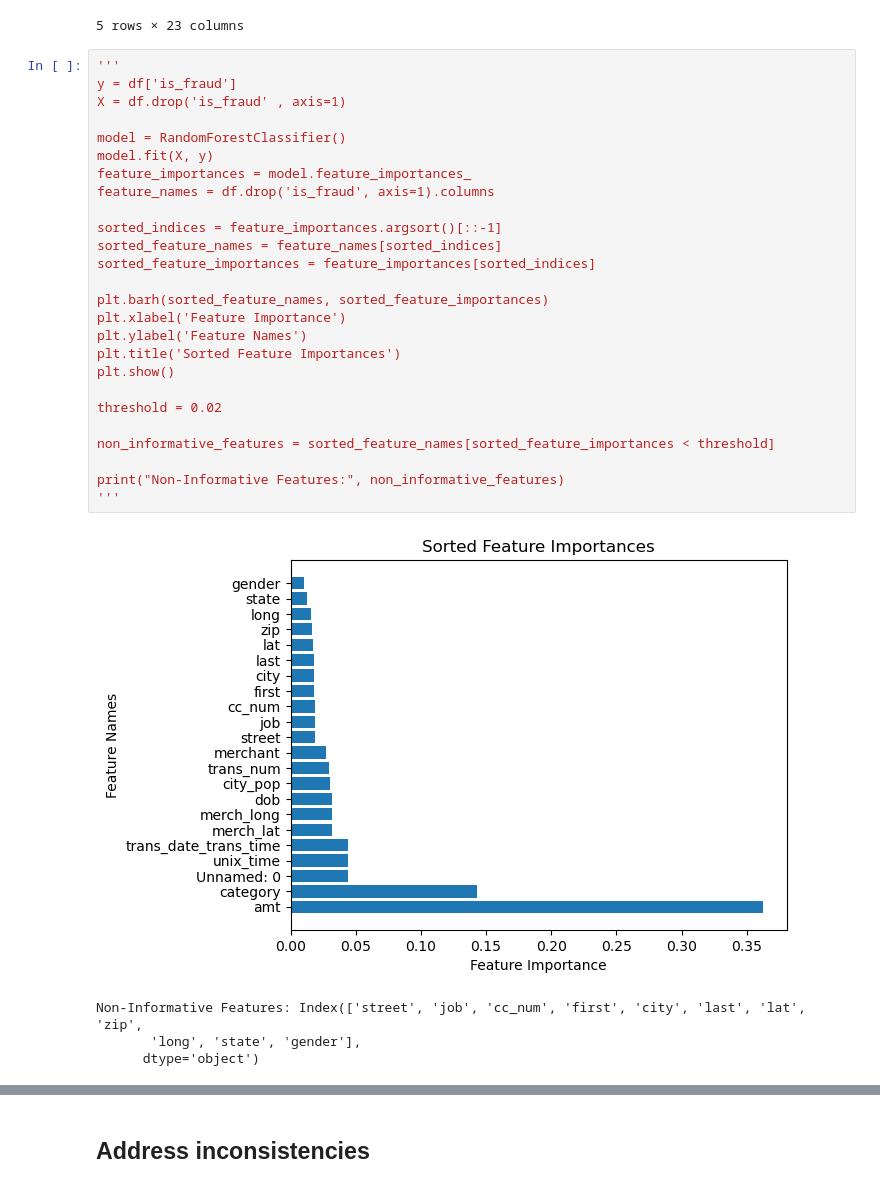
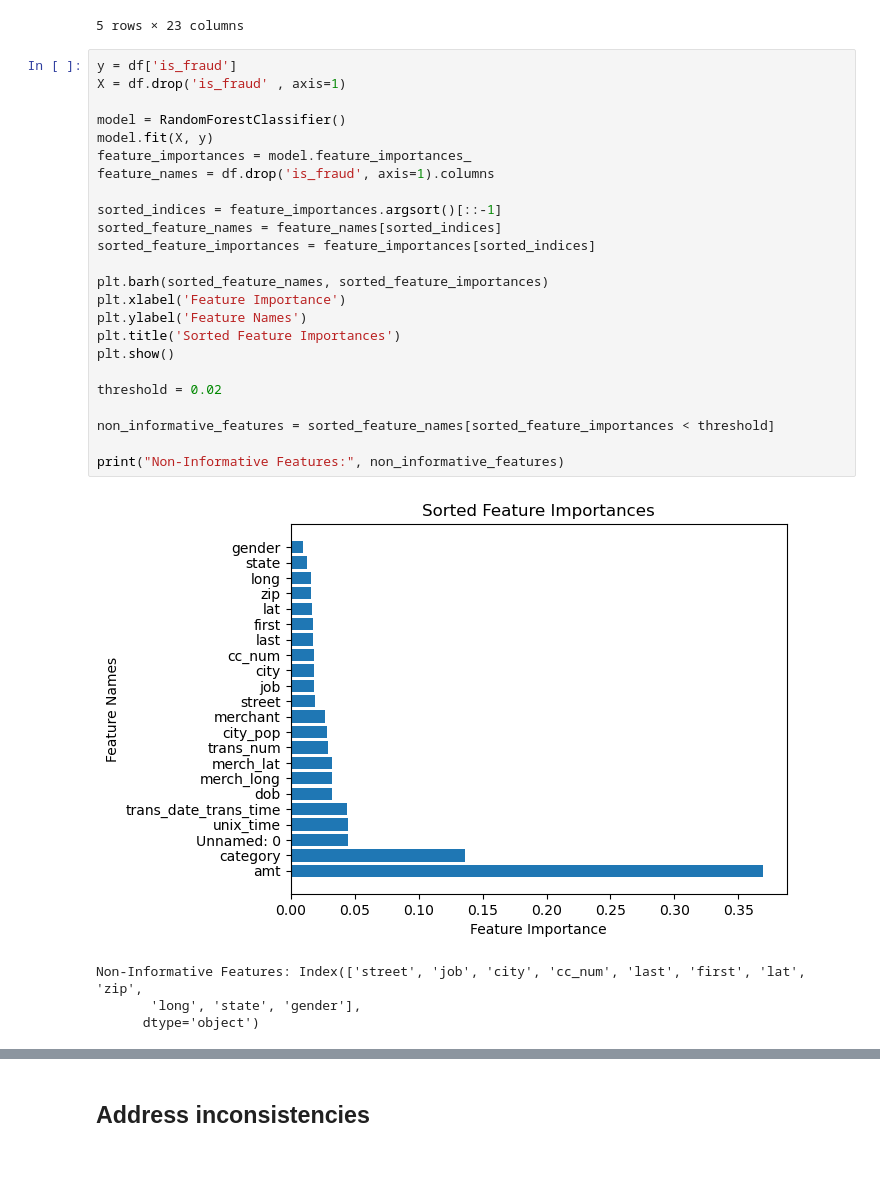
Before and after one commit to alexish4/Preprocessing, a Jupyter notebook: Preprocess.ipynb, the cells around one changed output, grey strips where cells are left out. Drawn from its saved outputs; the diff is of its cells as text.

```diff
--- a/Preprocess.ipynb
+++ b/Preprocess.ipynb
@@ -169,33 +169,31 @@ df.head()
 | 4 | 4 | 4 | 375534208663984 | 297 | 9 | 41.96 | 336 | 149 | 1 | ... |
 5 rows × 23 columns
 # %%
-'''
 y = df['is_fraud']
 X = df.drop('is_fraud' , axis=1)
 
 model = RandomForestClassifier()
 model.fit(X, y)
 feature_importances = model.feature_importances_
 feature_names = df.drop('is_fraud', axis=1).columns
 
 sorted_indices = feature_importances.argsort()[::-1]
 sorted_feature_names = feature_names[sorted_indices]
 sorted_feature_importances = feature_importances[sorted_indices]
 
 plt.barh(sorted_feature_names, sorted_feature_importances)
 plt.xlabel('Feature Importance')
 plt.ylabel('Feature Names')
 plt.title('Sorted Feature Importances')
 plt.show()
 
 threshold = 0.02
 
 non_informative_features = sorted_feature_names[sorted_feature_importances < threshold]
 
 print("Non-Informative Features:", non_informative_features)
-'''
 # %% [output]
-[figure, old version]
+[figure, new version]
-Non-Informative Features: Index(['street', 'job', 'cc_num', 'first', 'city', 'last', 'lat', 'zip',
+Non-Informative Features: Index(['street', 'job', 'city', 'cc_num', 'last', 'first', 'lat', 'zip',
        'long', 'state', 'gender'],
       dtype='object')
```
Also changed, not shown: parts of 4 cells of this notebook.
